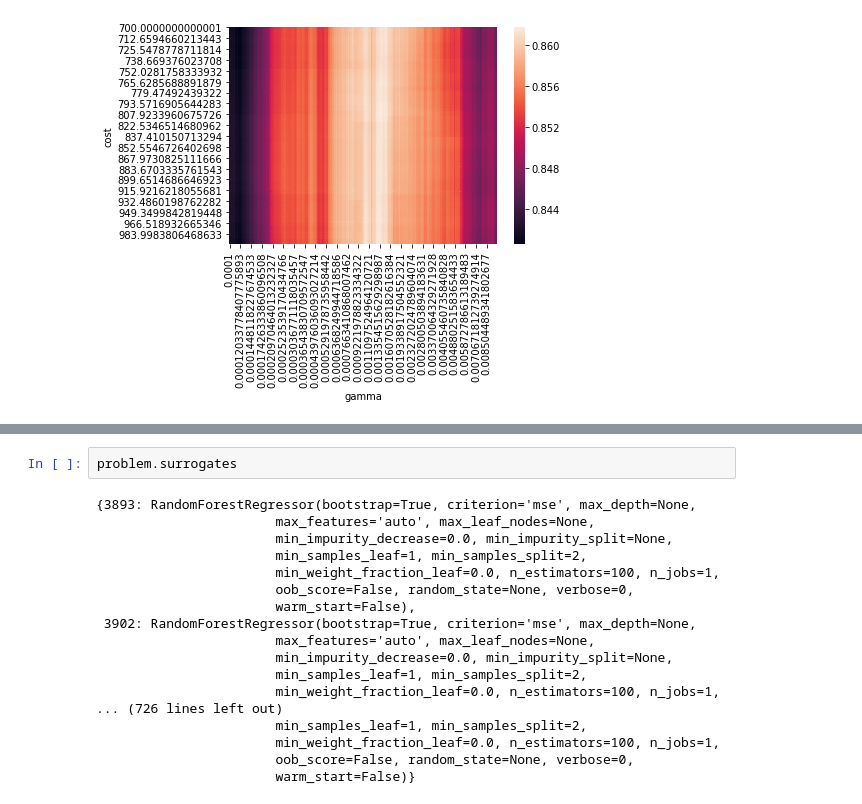
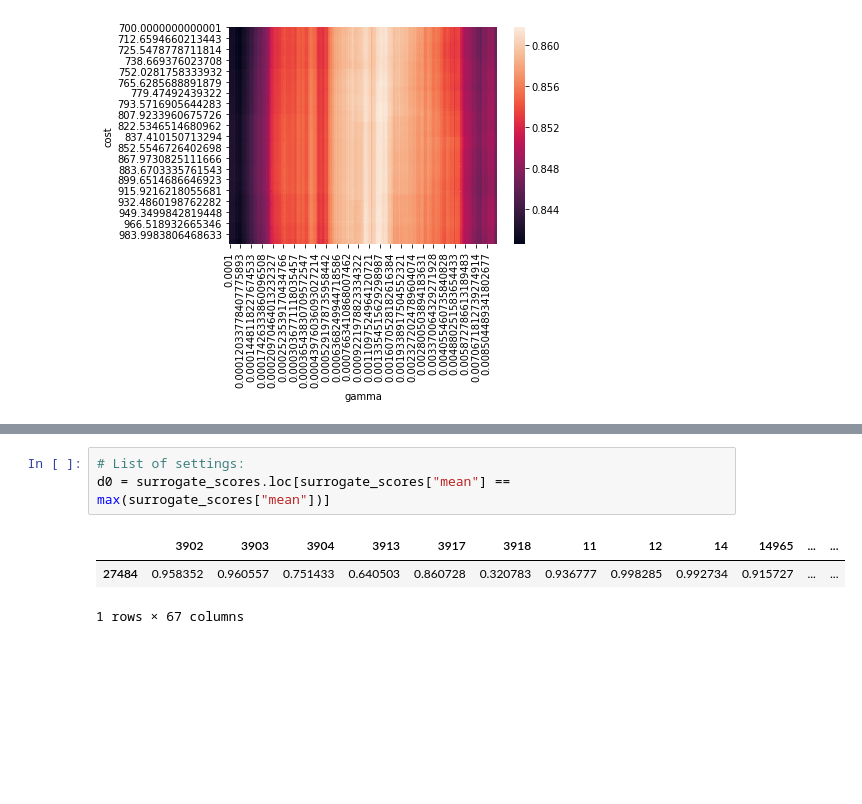
Before and after one commit to PGijsbers/symbolicdefaults, a Jupyter notebook: Surrogates.ipynb, the cells around one changed output, grey strips where cells are left out. Drawn from its saved outputs; the diff is of its cells as text; blank space fills up the shorter version.

```diff
--- a/Surrogates.ipynb
+++ b/Surrogates.ipynb
@@ -431,20 +394,7 @@ surrogate_scores
-# %%
-problem.surrogates
-# %% [output]
-{3893: RandomForestRegressor(bootstrap=True, criterion='mse', max_depth=None,
-                       max_features='auto', max_leaf_nodes=None,
-                       min_impurity_decrease=0.0, min_impurity_split=None,
-                       min_samples_leaf=1, min_samples_split=2,
-                       min_weight_fraction_leaf=0.0, n_estimators=100, n_jobs=1,
-                       oob_score=False, random_state=None, verbose=0,
-                       warm_start=False),
- 3902: RandomForestRegressor(bootstrap=True, criterion='mse', max_depth=None,
-                       max_features='auto', max_leaf_nodes=None,
-                       min_impurity_decrease=0.0, min_impurity_split=None,
-                       min_samples_leaf=1, min_samples_split=2,
-                       min_weight_fraction_leaf=0.0, n_estimators=100, n_jobs=1,
-... (726 lines left out)
-                       min_samples_leaf=1, min_samples_split=2,
-                       min_weight_fraction_leaf=0.0, n_estimators=100, n_jobs=1,
-                       oob_score=False, random_state=None, verbose=0,
-                       warm_start=False)}
+# %%
+# List of settings:
+d0 = surrogate_scores.loc[surrogate_scores["mean"] == max(surrogate_scores["mean"])]
+# %% [output]
+|  | 3902 | 3903 | 3904 | 3913 | 3917 | 3918 | 11 | 12 | 14 | 14965 | ... | ... |
+| 27484 | 0.958352 | 0.960557 | 0.751433 | 0.640503 | 0.860728 | 0.320783 | 0.936777 | 0.998285 | 0.992734 | 0.915727 | ... | ... |
+1 rows × 67 columns
```
Also changed, not shown: parts of 7 cells of this notebook, 1 other file.
